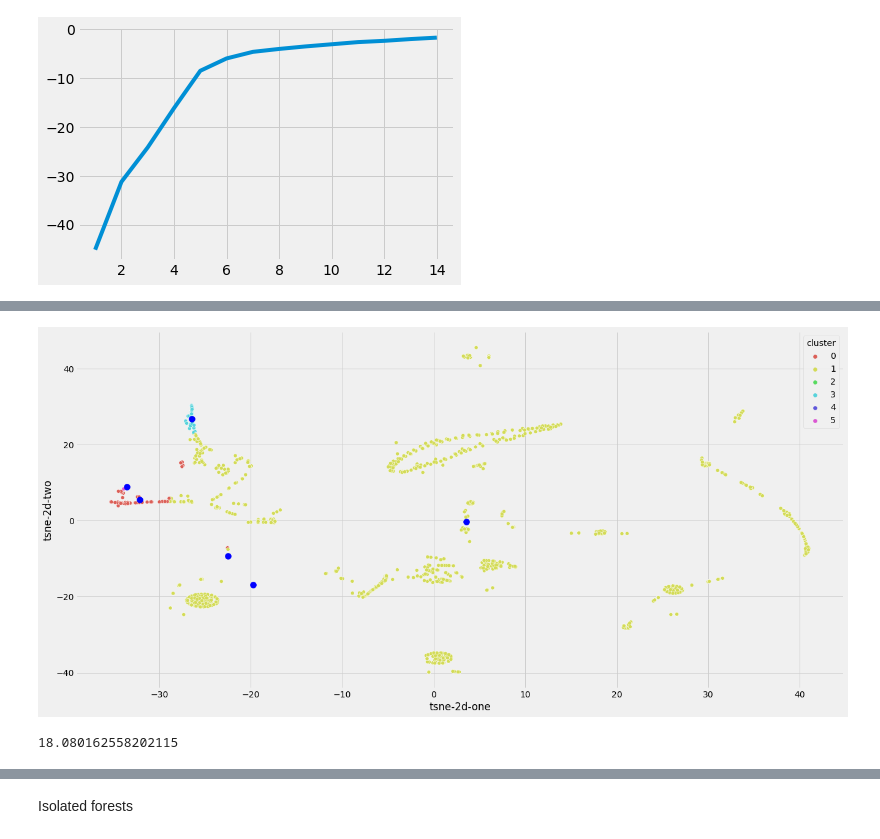
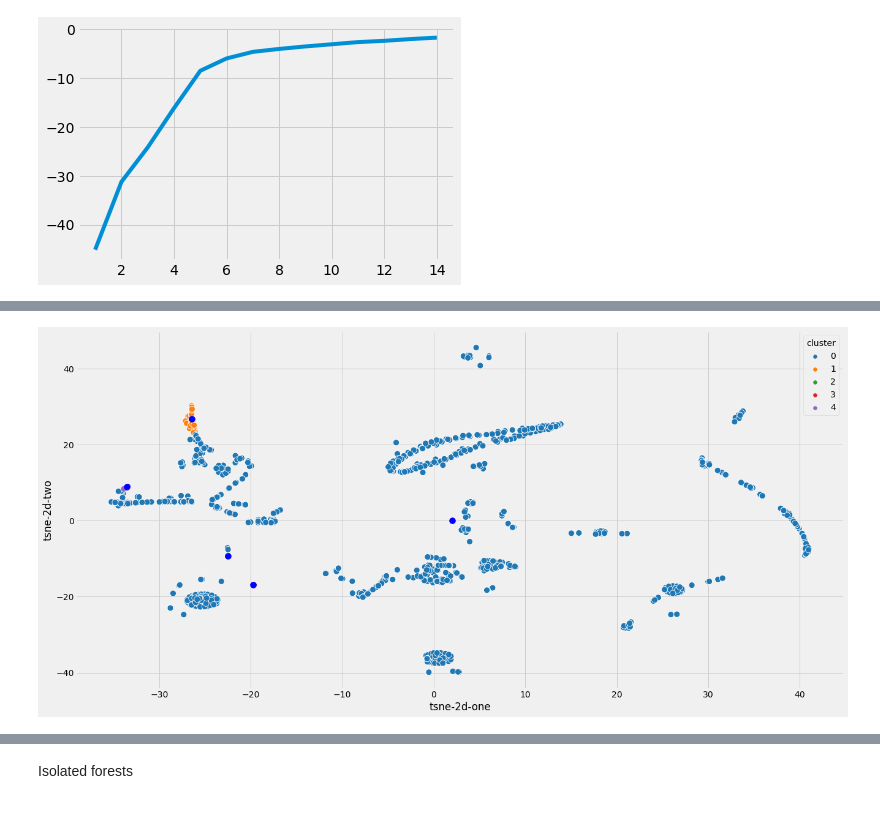
Before and after one commit to Aishani2001/VMWare-API-Misuse-or-Abuse, a Jupyter notebook: Unsupervised Learning.ipynb, the cells around one changed output, grey strips where cells are left out. Saved outputs shown, nothing was run; the diff lists cells and outputs as text; code cells hidden in the pictures.

Commit message:
Edit models

```diff
--- a/Unsupervised Learning.ipynb
+++ b/Unsupervised Learning.ipynb
@@ -62,7 +62,7 @@ plt.show()
 # %% [output]
 [figure]
 # %%
-cluster_model = kmeans[5]
+cluster_model = kmeans[4]
 df['cluster'] = cluster_model.predict(chosen_data)
 df['cluster'].value_counts()
 # %% [output]
@@ -75,4 +74,4 @@ df['cluster'].value_counts()
 Name: cluster, dtype: int64
 # %%
-tsne = TSNE(n_components=2, verbose=1, perplexity=40, n_iter=500, random_state=42)
+tsne = TSNE(n_components=2, verbose=0, perplexity=40, n_iter=500, random_state=42)
 tsne_results = tsne.fit_transform(chosen_data)
@@ -93,20 +83,21 @@ tsne_cluster = df.groupby('cluster').agg({'tsne-2d-one':'mean', 'tsne-2d-two':'m
 # %%
 plt.figure(figsize=(20,10))
 
 sns.scatterplot(
     x="tsne-2d-one", y="tsne-2d-two",
     data=df,
     hue="cluster",
-    palette=sns.color_palette("hls", 6),
+    palette=sns.color_palette("tab10", 5),
     legend="full",
-    alpha=1
+    alpha=1,
+    s=100
 )
 
 plt.scatter(x="tsne-2d-one", y="tsne-2d-two", data=tsne_cluster, s=100, c='b')
 
 plt.show()
 # %% [output]
-[figure, old version]
+[figure, new version]
 # %%
 centers = cluster_model.cluster_centers_
 points = np.asarray(chosen_data)
@@ -128,9 +119,6 @@ def get_sum_square_distance(data, cluster_model):
     return total_distance
 # %%
 df['ssd'] = get_sum_square_distance(chosen_data, cluster_model)
-df['ssd'].max()
-# %% [output]
-18.080162558202115
 # %%
 plt.figure(figsize=(16,10))
 histo = sns.histplot(data=df,x="ssd",bins=50,color='red')
```
Also changed, not shown: parts of 8 cells of this notebook.
